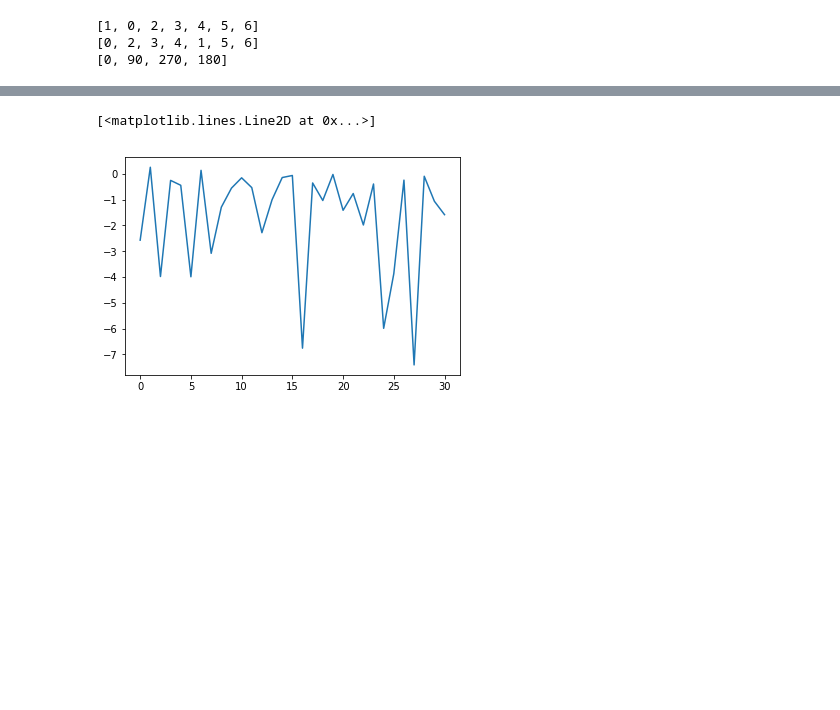
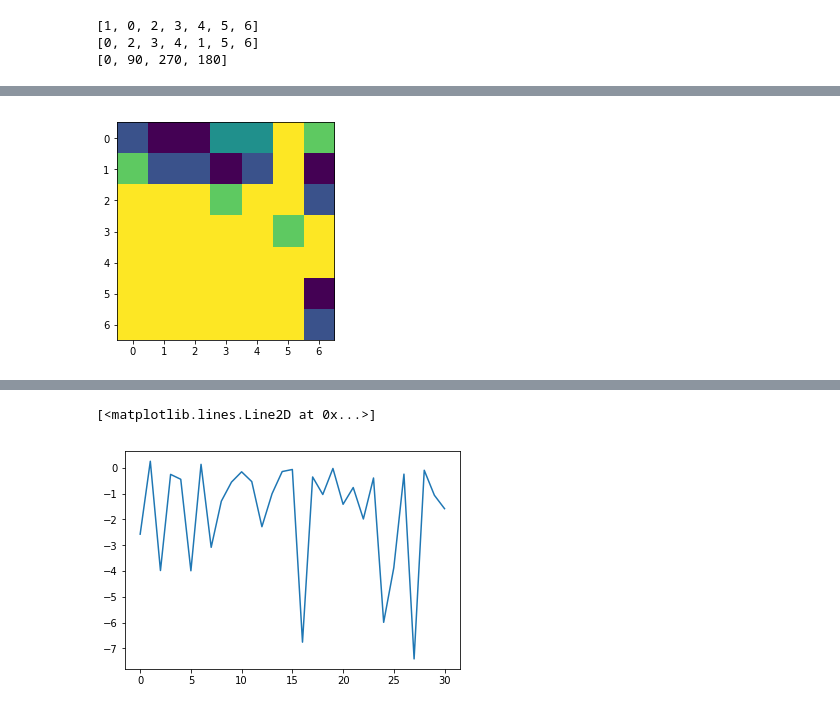
Before and after one commit to mattthelee/Marlo-Double-DQN, a Jupyter notebook: marloAnalysis.ipynb, the cells around one changed output, grey strips where cells are left out. Drawn from its saved outputs; the diff is of its cells as text; code cells hidden in the pictures; blank space fills up the shorter version.

```diff
--- a/marloAnalysis.ipynb
+++ b/marloAnalysis.ipynb
@@ -65,3 +78,7 @@ print(xs); print(zs); print(yaws)
+# %%
+positiveGrid(xs,zs,Qtable)
+# %% [output]
+[figure, added]
 # %%
 printGrid(xs,zs,Qtable)
 # %% [output]
```
Also changed, not shown: parts of 10 cells of this notebook, 26 other files.
